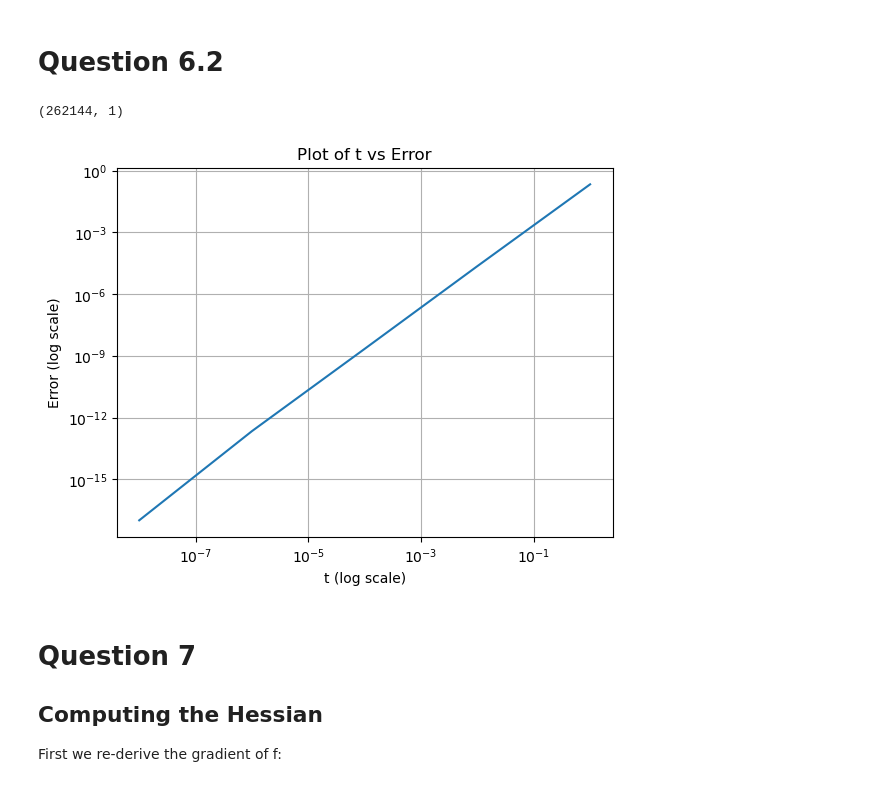
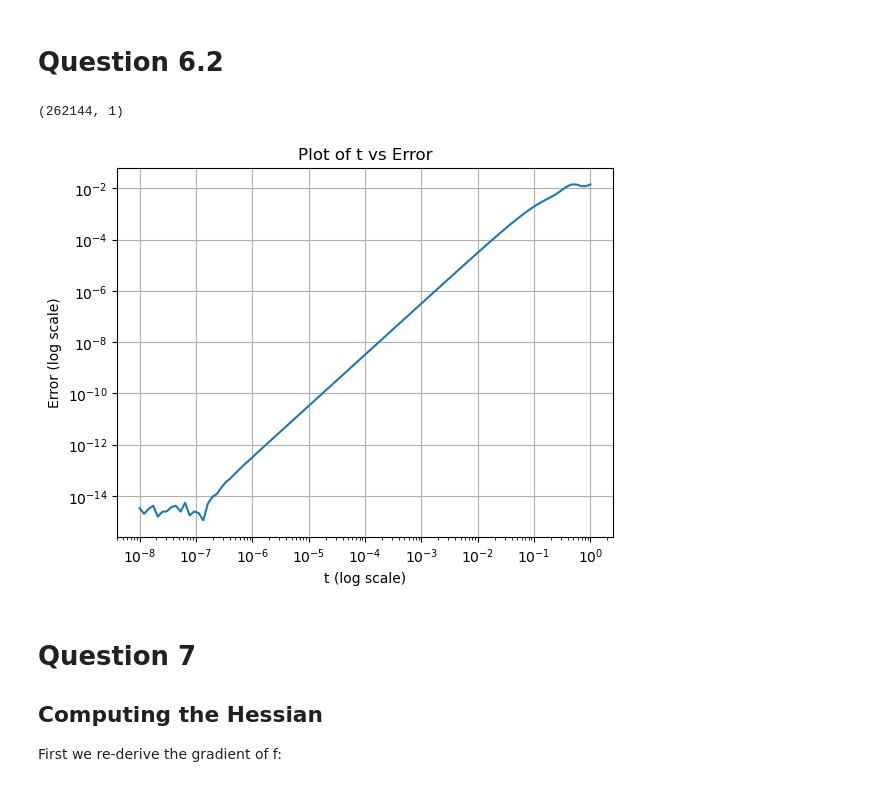
Before and after one commit to gzein/ContOpt_HW2, a Jupyter notebook: ContOpt_HW2.ipynb, the cells around one changed output. Cells and saved outputs as stored; diff of their text form; code cells hidden in the pictures.

```diff
--- a/ContOpt_HW2.ipynb
+++ b/ContOpt_HW2.ipynb
@@ -195,36 +195,36 @@ y = data['y'].flatten(order='F').reshape(n**2,1)
 
 #check that the gradient is correct using
 # f(x+tv)= f(x) + t<v,grad_f(x)> + O(t^2)
 
 # Generate a random point and a random direction
 theta = np.random.uniform(-0.5, 0.5, (d, K)).flatten(order='F').reshape(d*K,1)
 v = np.random.uniform(-0.5, 0.5, (d, K)).flatten(order='F').reshape(d*K,1)
 v = v / np.linalg.norm(v)
 
 ## Check the gradient
 def checkgradient(f,grad_f, theta,v):
     #logspace of t values
-    t=np.logspace(-8, 0, num=5)
+    t=np.logspace(-8, 0, num=100)
     #intialise error to 0
     error = np.zeros_like(t)
     #pre-calculae f_lambda and f_lambda_grad to use in for loop
     f_lambda = f(theta,P,y)
     f_lambda_grad = grad_f(theta,P)
     #compute the error at each t
-    for i in tqdm(range(5)):
+    for i in tqdm(range(100)):
         error[i] = np.abs( f(theta+(t[i]*v),P,y)-f_lambda-(t[i]*v.T@f_lambda_grad) )
 
     #plot the graph of error vs t
     plt.loglog(t,error)
     plt.xlabel('t (log scale)')
     plt.ylabel('Error (log scale)')
     plt.title('Plot of t vs Error')
     plt.grid()
     plt.show
 checkgradient(f,grad_f,theta,v)
 # %% [output]
 (262144, 1)
-[figure, old version]
+[figure, new version]
 # %%
 #debugging
 # %% [markdown]
```
Also changed, not shown: parts of 1 cell of this notebook.
